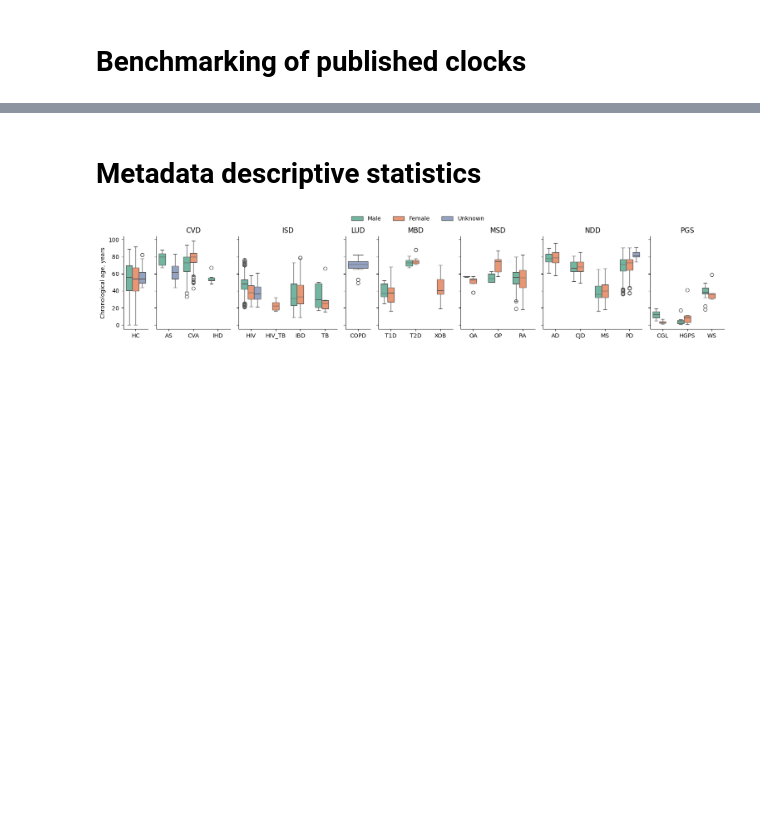
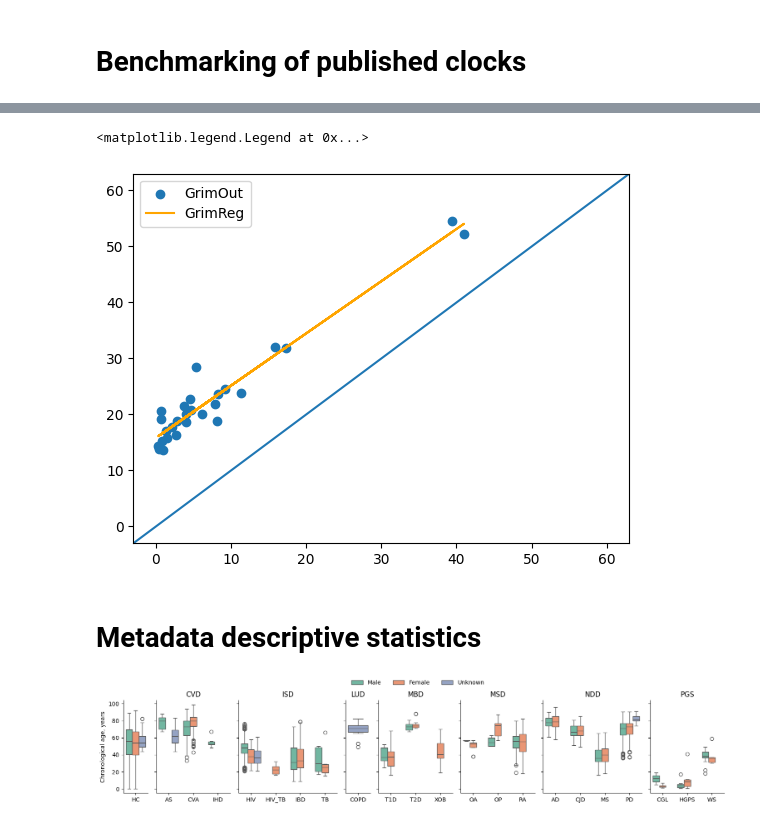
Before and after one commit to ComputationalAgingLab/ComputAge, a Jupyter notebook: benchmarking.ipynb, the cells around one changed output, grey strips where cells are left out. Drawn from its saved outputs; the diff is of its cells as text; code cells hidden in the pictures; blank space fills up the shorter version.

```diff
--- a/benchmarking.ipynb
+++ b/benchmarking.ipynb
@@ -130,0 +159,2 @@ GSE53841:HIV - AA1 testing 24 disease samples
+# %%
+data = data.T
@@ -130,0 +213,2 @@ GSE53841:HIV - AA1 testing 24 disease samples
+# %%
+data = data.T
@@ -130,0 +235,4 @@ GSE53841:HIV - AA1 testing 24 disease samples
+# %%
+m = GrimAgeModel(name='GrimAgeV2')
+# %%
+y = m.predict(data, meta)#.isna()
@@ -131,3 +259,15 @@ GSE53841:HIV - AA1 testing 24 disease samples
+# %%
+from matplotlib import pyplot as plt
+# x = bench.datasets_metadata['GSE42861']['Age']
+# y = bench.datasets_predictions['GSE42861']['VidalBralo']
+
+plt.scatter(y['Age'], y['DNAmGrimAge'], label='GrimOut')
+plt.plot(y['Age'], y['Predictions'], label='GrimReg', color='orange')
+plt.axline([0, 0], [60,60])
+plt.legend()
+# %% [output]
+<matplotlib.legend.Legend at 0x...>
+[figure, added]
 # %% [markdown]
 # Metadata descriptive statistics
 # %%
```
Also changed, not shown: parts of 22 cells of this notebook, 12 other files.
